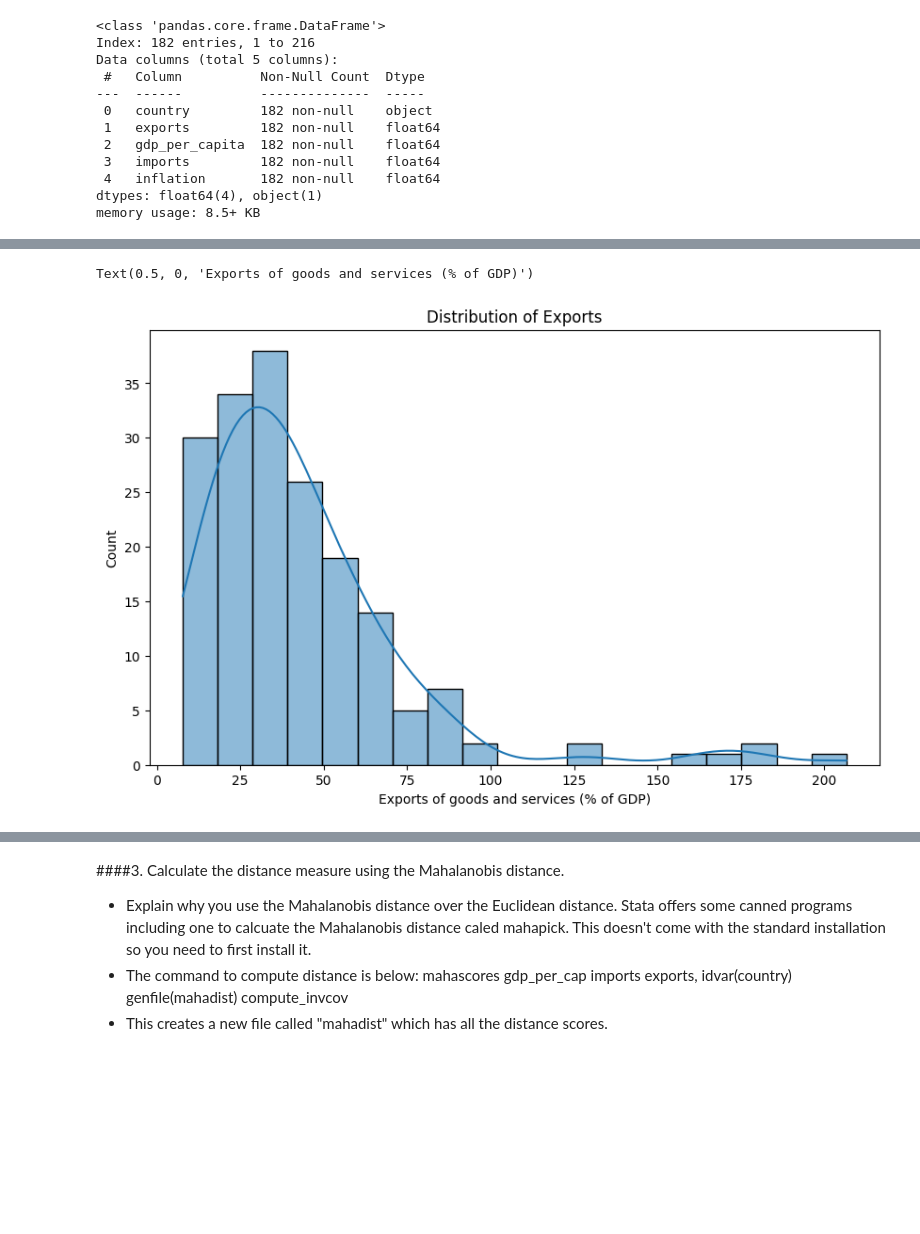
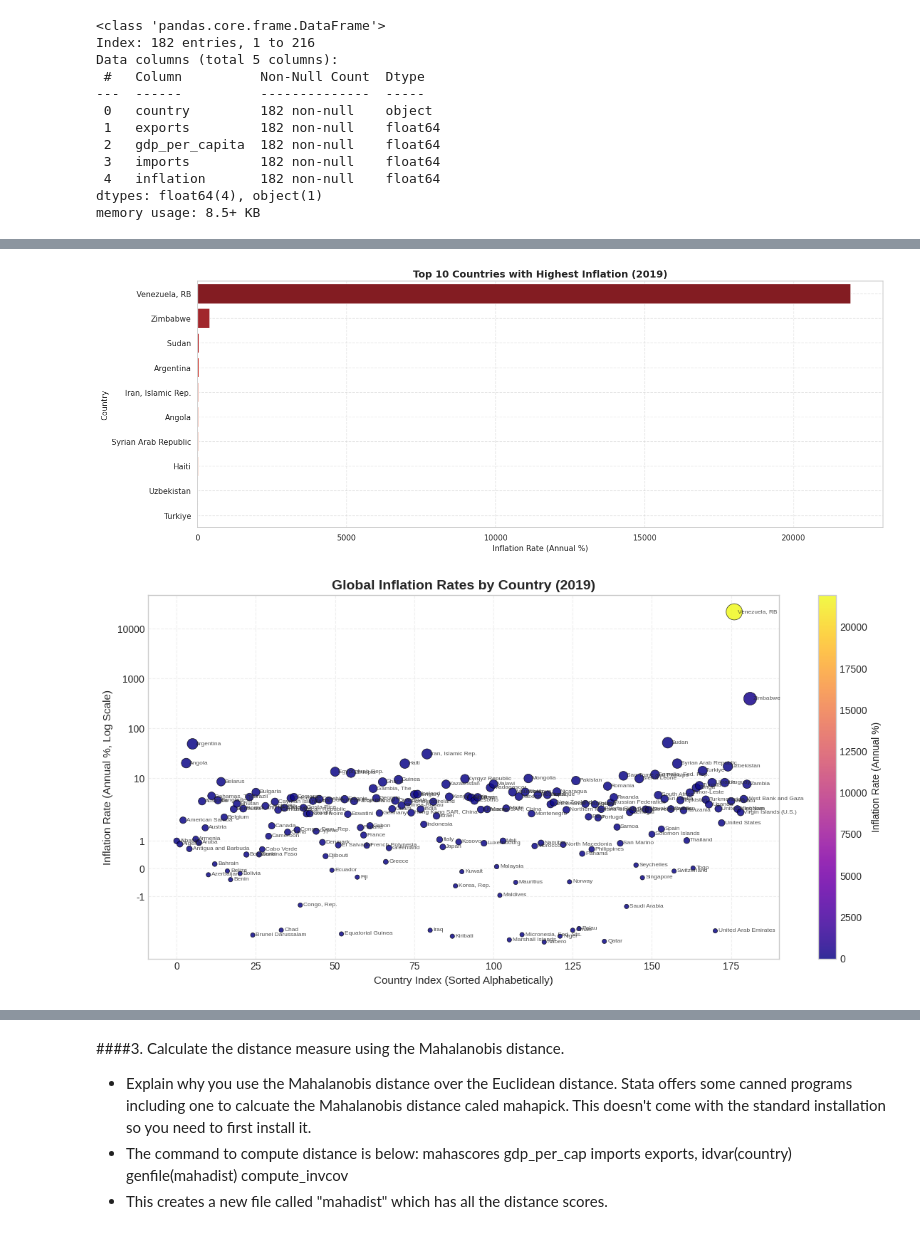
Before and after one commit to chipojaya1/ISS-Economic-Distance, a Jupyter notebook: Economic_distance_analysis.ipynb, the cells around one changed output, grey strips where cells are left out. Saved outputs shown, nothing was run; the diff lists cells and outputs as text; code cells hidden in the pictures; blank space fills up the shorter version.

```diff
--- a/Economic_distance_analysis.ipynb
+++ b/Economic_distance_analysis.ipynb
@@ -208,9 +181,63 @@ Text(0.5, 0, 'Imports of goods and services (% of GDP)')
-# %%
-# Visualize distribution of Exports
-plt.figure(figsize=(10, 6))
-sns.histplot(wdi_df['exports'].dropna(), kde=True)
-plt.title('Distribution of Exports')
-plt.xlabel('Exports of goods and services (% of GDP)')
-# %% [output]
-Text(0.5, 0, 'Exports of goods and services (% of GDP)')
-[figure, removed]
+# %%
+# Visualization for country-level inflation
+fig, ax = plt.subplots(1, 1, figsize=(16, 6))
+
+# Top 10 Countries with the Highest Inflation Rates in 2019
+top_inflation = wdi_df.nlargest(10, 'inflation')
+sns.barplot(x='inflation', y='country', data=top_inflation, ax=ax, hue='country', palette='Reds_r', legend=False)
+ax.set_title('Top 10 Countries with Highest Inflation (2019)', fontsize=14, fontweight='bold')
+ax.set_xlabel('Inflation Rate (Annual %)', fontsize=11)
+ax.set_ylabel('Country', fontsize=11)
+ax.grid(True, linestyle="--", alpha=0.5)
+
+plt.tight_layout()
+plt.show()
+# %% [output]
+[figure, added]
+# %%
+# Reset index to have a clean numeric index for the scatter plot
+plot_df = wdi_df.reset_index(drop=True)
+
+# Create a scatter plot of inflation across all countries using Matplotlib
+plt.figure(figsize=(12, 6))
+scatter = plt.scatter(
+    plot_df.index,
+    plot_df['inflation'],
+    c=plot_df['inflation'],
+    cmap='plasma',
+    s=np.log1p(plot_df['inflation'].clip(lower=0)) * 25 + 20,
+    edgecolors='black',
+    linewidths=0.5,
+    alpha=0.85
+)
+
+# Label all countries
+for idx, row in plot_df.iterrows():
+    plt.text(
+        idx + 1,
+        row['inflation'],
+        row['country'],
+        fontsize=6,
+        alpha=0.8,
+        va='center'
+    )
+
+# Colorbar to represent inflation values
+cbar = plt.colorbar(scatter)
+cbar.set_label('Inflation Rate (Annual %)', fontsize=10)
+
+# Use log scale on the y-axis to handle Venezuela's outlier cleanly
+plt.yscale('symlog')
+
+# Format y-axis ticks to display normal scalar/decimal values instead of powers
+ax = plt.gca()
+ax.yaxis.set_major_formatter(ticker.FormatStrFormatter('%g'))
+
+plt.title('Global Inflation Rates by Country (2019)', fontsize=14, fontweight='bold')
+plt.xlabel('Country Index (Sorted Alphabetically)', fontsize=11)
+plt.ylabel('Inflation Rate (Annual %, Log Scale)', fontsize=11)
+plt.grid(True, which="both", linestyle="--", alpha=0.3)
+plt.tight_layout()
+plt.show()
+# %% [output]
+[figure, added]
```
Also changed, not shown: parts of 12 cells of this notebook.
